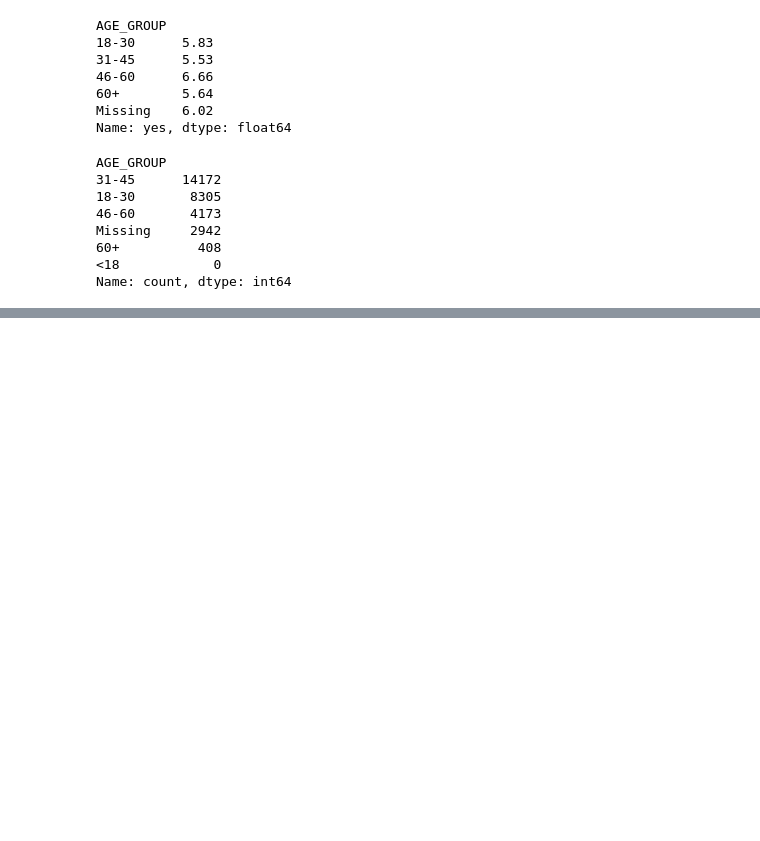
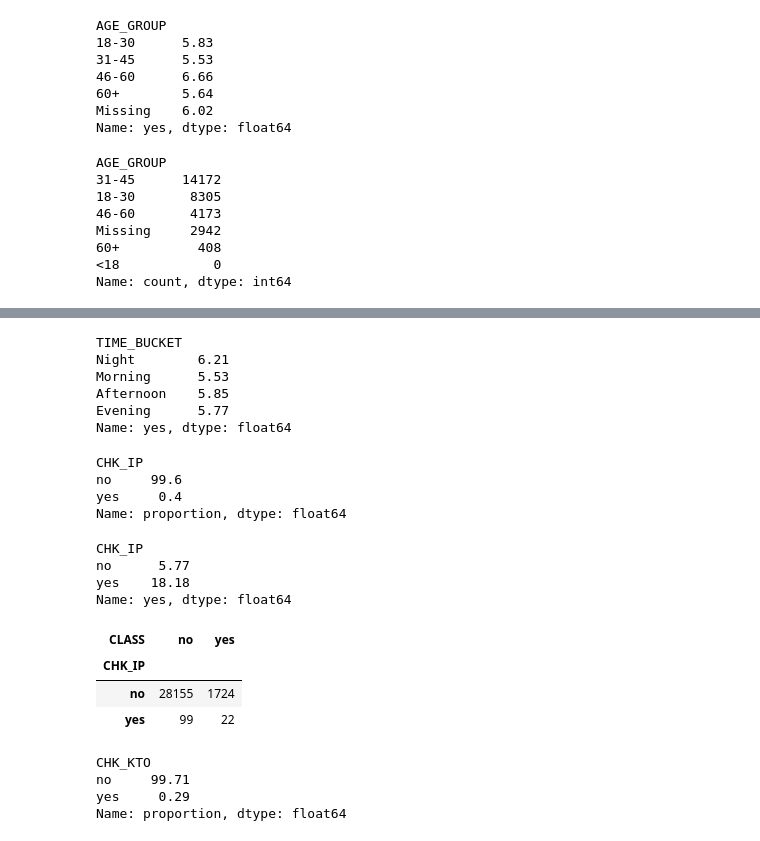
Before and after one commit to IdayatSanni/order-risk-scoring-model, a Jupyter notebook: churn_prediction.ipynb, the cells around one changed output, grey strips where cells are left out. Saved outputs shown, nothing was run; the diff lists cells and outputs as text; code cells hidden in the pictures; blank space fills up the shorter version.

```diff
--- a/churn_prediction.ipynb
+++ b/churn_prediction.ipynb
@@ -255,0 +509,44 @@ df2 = df.drop("B_BIRTHDATE", axis = 1)
+# %%
+risk_rate(df2, "TIME_BUCKET")
+# %% [output]
+TIME_BUCKET
+Night        6.21
+Morning      5.53
+Afternoon    5.85
+Evening      5.77
+Name: yes, dtype: float64
+# %%
+count_rate(df2, "CHK_IP")
+# %% [output]
+CHK_IP
+no     99.6
+yes     0.4
+Name: proportion, dtype: float64
+# %%
+risk_rate(df2, "CHK_IP")
+# %% [output]
+CHK_IP
+no      5.77
+yes    18.18
+Name: yes, dtype: float64
+# %%
+pd.crosstab(df2["CHK_IP"], df2["CLASS"])
+# %% [output]
+| CLASS | no | yes |
+| CHK_IP |  |  |
+| no | 28155 | 1724 |
+| yes | 99 | 22 |
+# %%
+risk_rate(df2, "CHK_COOKIE")
+count_rate(df2, "CHK_COOKIE")
+
+risk_rate(df2, "CHK_CARD")
+count_rate(df2, "CHK_CARD")
+
+risk_rate(df2, "CHK_KTO")
+count_rate(df2, "CHK_KTO")
+# %% [output]
+CHK_KTO
+no     99.71
+yes     0.29
+Name: proportion, dtype: float64
```
Also changed, not shown: parts of 48 cells of this notebook, 1 other file.
